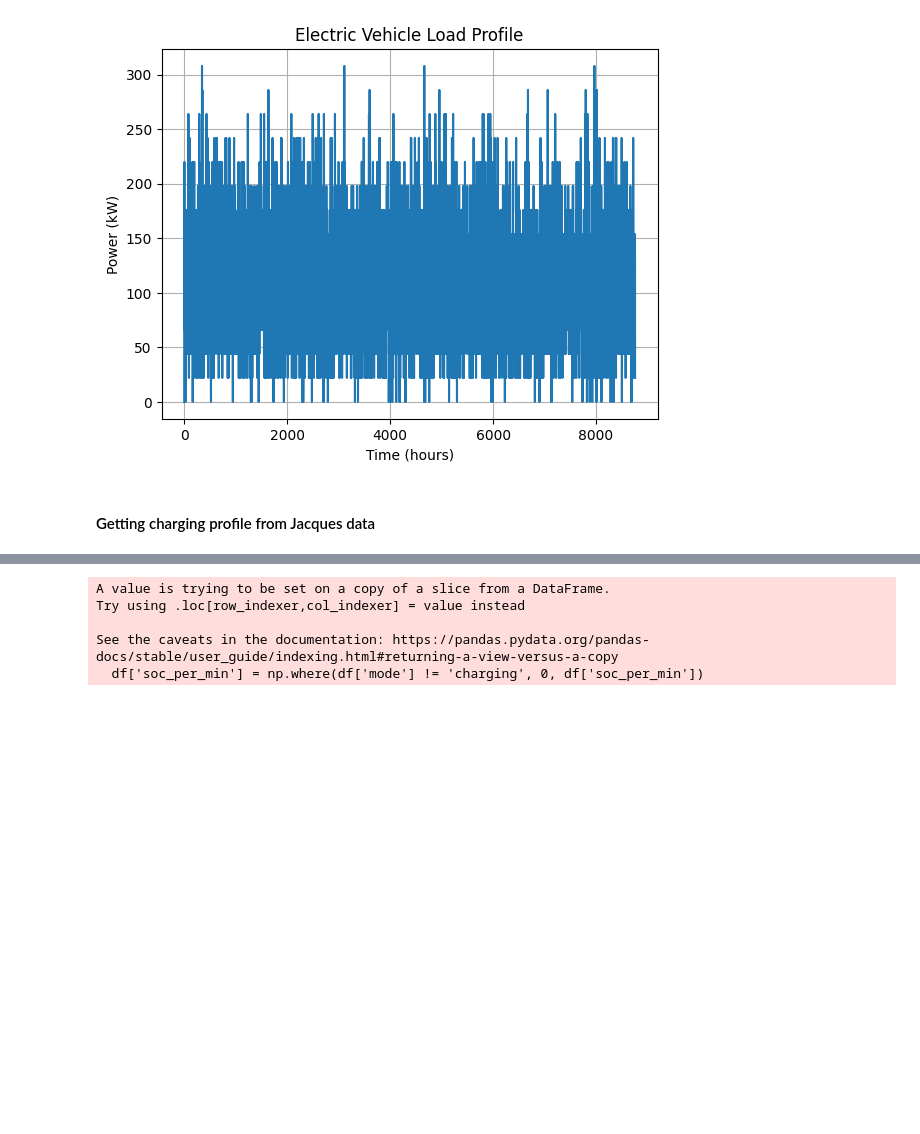
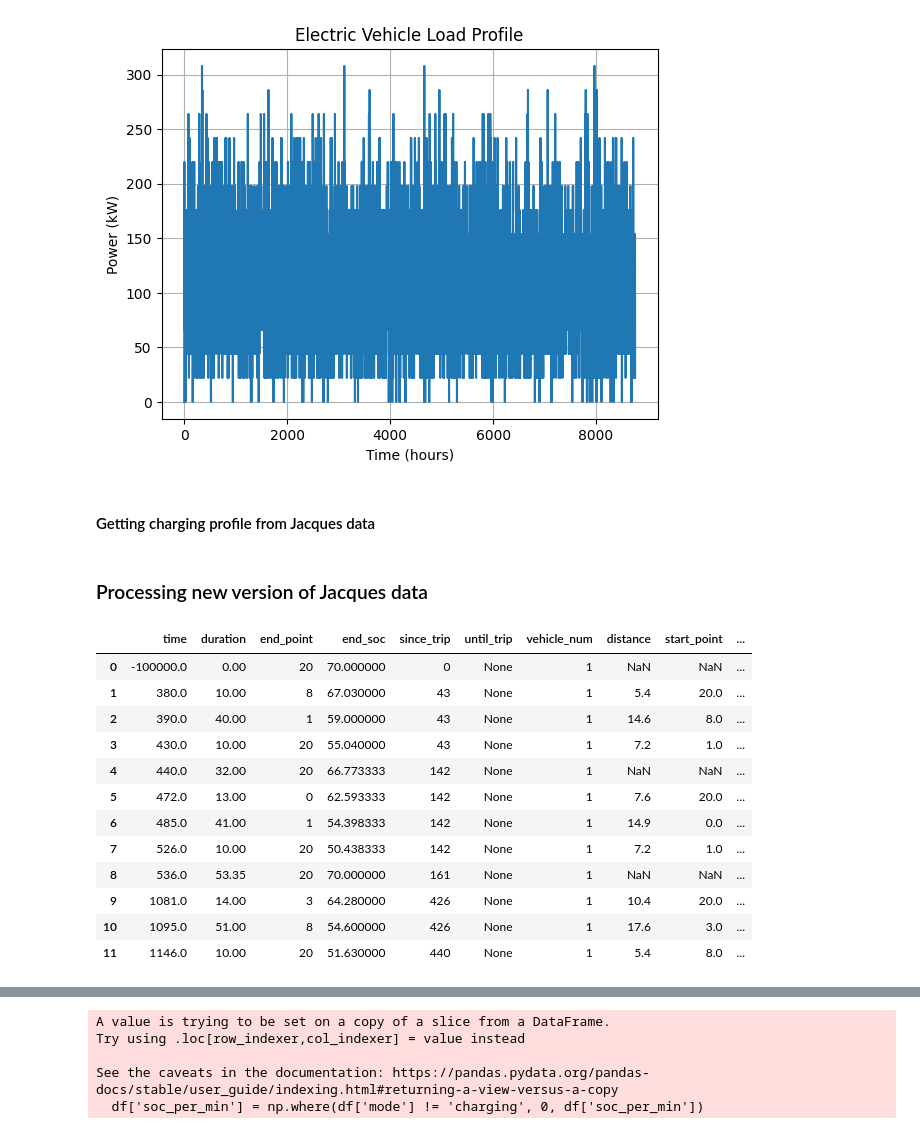
Before and after one commit to ChullEPG/solar_storage_sizing_optimization, a Jupyter notebook: run_model.ipynb, the cells around one changed output, grey strips where cells are left out. Drawn from its saved outputs; the diff is of its cells as text; code cells hidden in the pictures; blank space fills up the shorter version.

```diff
--- a/run_model.ipynb
+++ b/run_model.ipynb
@@ -125 +120,3 @@ def process_charging_profile(json_path, title, save_filename):
     return charging_profile
+# %% [markdown]
+### Processing new version of Jacques data
@@ -125,0 +160,7 @@ def process_charging_profile(json_path, title, save_filename):
+# %%
+# Reading schedules
+mon_fri_0_47 = read_ev_schedules('data/m-f/0,47.txt')
+mon_fri_13_34 = read_ev_schedules('data/m-f/13,34.txt')
+mon_fri_26_21 = read_ev_schedules('data/m-f/26,21.txt')
+mon_fri_38_9 = read_ev_schedules('data/m-f/38,9.txt')
+mon_fri_51_0 = read_ev_schedules('data/m-f/51,0.txt')
@@ -125,0 +169,16 @@ def process_charging_profile(json_path, title, save_filename):
+# %%
+mon_fri_13_34[1]
+# %% [output]
+|  | time | duration | end_point | end_soc | since_trip | until_trip | vehicle_num | distance | start_point | ... |
+| 0 | -100000.0 | 0.00 | 20 | 70.000000 | 0 | None | 1 | NaN | NaN | ... |
+| 1 | 380.0 | 10.00 | 8 | 67.030000 | 43 | None | 1 | 5.4 | 20.0 | ... |
+| 2 | 390.0 | 40.00 | 1 | 59.000000 | 43 | None | 1 | 14.6 | 8.0 | ... |
+| 3 | 430.0 | 10.00 | 20 | 55.040000 | 43 | None | 1 | 7.2 | 1.0 | ... |
+| 4 | 440.0 | 32.00 | 20 | 66.773333 | 142 | None | 1 | NaN | NaN | ... |
+| 5 | 472.0 | 13.00 | 0 | 62.593333 | 142 | None | 1 | 7.6 | 20.0 | ... |
+| 6 | 485.0 | 41.00 | 1 | 54.398333 | 142 | None | 1 | 14.9 | 0.0 | ... |
+| 7 | 526.0 | 10.00 | 20 | 50.438333 | 142 | None | 1 | 7.2 | 1.0 | ... |
+| 8 | 536.0 | 53.35 | 20 | 70.000000 | 161 | None | 1 | NaN | NaN | ... |
+| 9 | 1081.0 | 14.00 | 3 | 64.280000 | 426 | None | 1 | 10.4 | 20.0 | ... |
+| 10 | 1095.0 | 51.00 | 8 | 54.600000 | 426 | None | 1 | 17.6 | 3.0 | ... |
+| 11 | 1146.0 | 10.00 | 20 | 51.630000 | 440 | None | 1 | 5.4 | 8.0 | ... |
```
Also changed, not shown: parts of 22 cells of this notebook, 8 other files.
